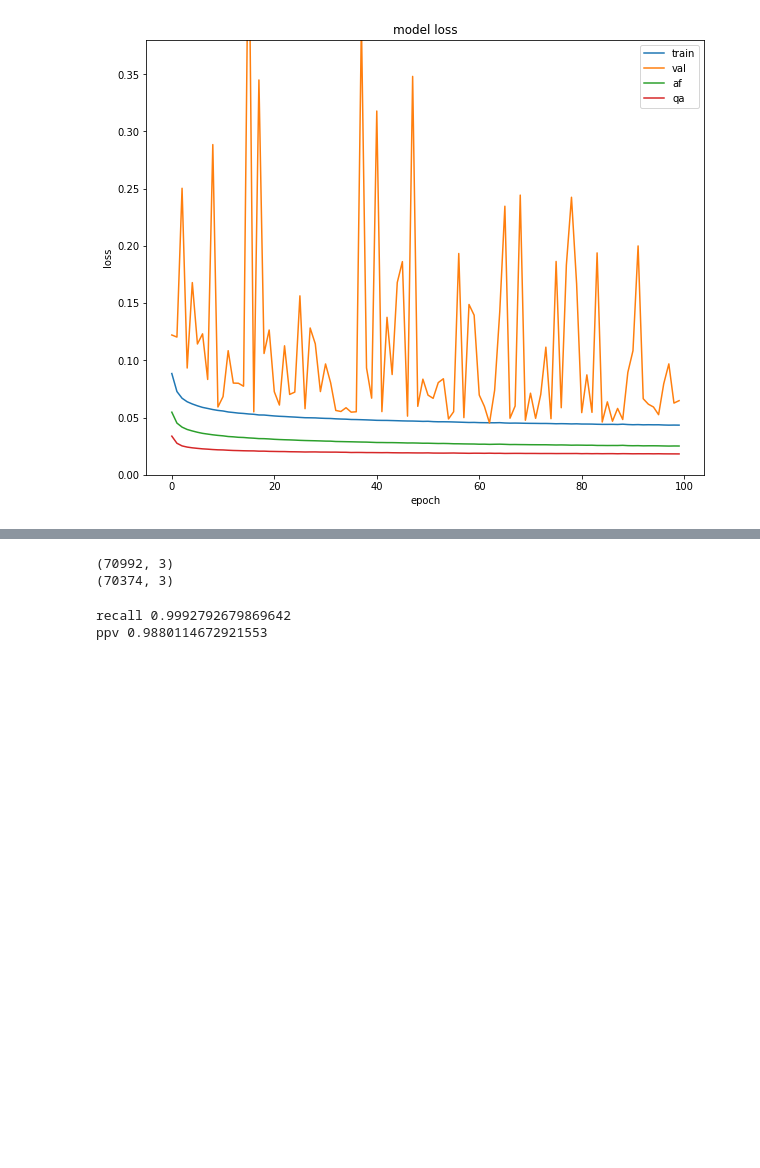
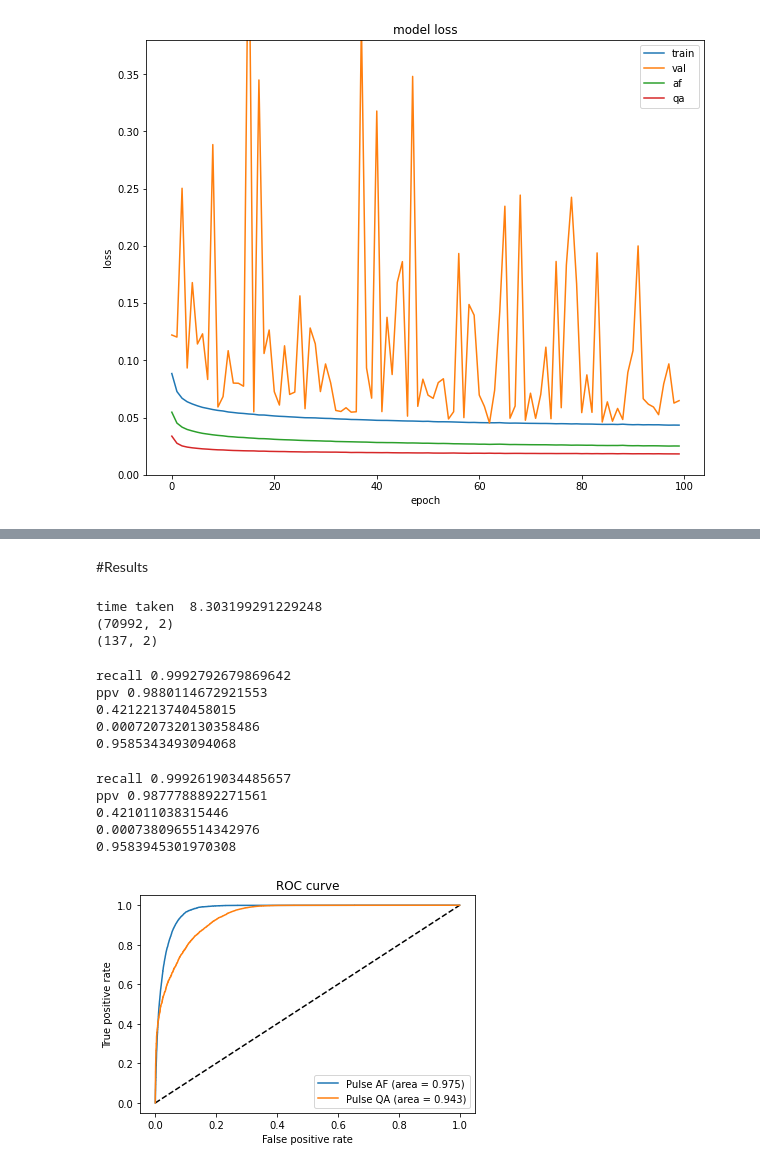
Before and after one commit to Yash-Bolisetty/PULSE, a Jupyter notebook: PULSE.ipynb, the cells around one changed output, grey strips where cells are left out. Cells and saved outputs as stored; diff of their text form; code cells hidden in the pictures; blank space fills up the shorter version.

Commit message:
uploaded most up-to-date notebooks

```diff
--- a/PULSE.ipynb
+++ b/PULSE.ipynb
@@ -597,6 +601,6 @@ from keras.models import load_model
 from keras.models import Model
 
 
-pulse_model = load_model('/content/drive/MyDrive/Colab Notebooks/pulse_pre_1.h5')
+pulse_model = load_model('/content/drive/MyDrive/Colab Notebooks/deepbeat.h5')
 pulse2 = Model(inputs=pulse_model.input, outputs=pulse_model.output)
 pulse_model.summary()
@@ -621,15 +607,27 @@ ________________________________________________________________________________
+# %% [markdown]
+#Results
 # %%
 # try using cdae_y_train/cdae_y_test
+import time
+
+start = time.time()
 predictions_r0, predictions_qa0 = pulse_model.predict(cdae_y_test)
+end = time.time()
+print('time taken ', end-start)
 
 predictions_QA = np.argmax(predictions_qa0, axis=1)
 print(predictions_qa0.shape)
 excellent_qa_indx = np.where(((predictions_QA==2) | (predictions_QA==1)))[0]
 
-
+#good or excellent signals only
 x_test_excellent = x_test[excellent_qa_indx,:]
 rhythm_test_excellent = y_test_af[excellent_qa_indx,:]
 quality_assessment_test_excellent = y_test_qa[excellent_qa_indx,:]
+
+#ALL test signals
+# x_test_excellent = x_test
+# rhythm_test_excellent = y_test_af
+# quality_assessment_test_excellent = y_test_qa
 
 predictions_r, predictions_qa = pulse_model.predict(x_test_excellent)
 
@@ -638,8 +636,9 @@ predictions_r, predictions_qa = pulse_model.predict(x_test_excellent)
 
 print(predictions_qa.shape)
 # %% [output]
-(70992, 3)
-(70374, 3)
+time taken  8.303199291229248
+(70992, 2)
+(137, 2)
 # %%
 y_predictions = np.argmax(predictions_r, axis=1)
 # y_predictions = np.argmax(r2, axis=1)
@@ -651,6 +650,12 @@ TN, FP, FN, TP = cf.ravel()
 print('recall', TP/(TP+FN))
 print('ppv', TN/(TN+FN))
 # cf
+print(FP/(FP+TN))
+print(FN/(FN+TP))
+print(TP/(TP+FP))
 # %% [output]
 recall 0.9992792679869642
 ppv 0.9880114672921553
+0.4212213740458015
+0.0007207320130358486
+0.9585343493094068
@@ -656,0 +682,42 @@ ppv 0.9880114672921553
+# %%
+y_predictions = np.argmax(predictions_r, axis=1)
+# y_predictions = np.argmax(r2, axis=1)
+y_truth = np.argmax(rhythm_test_excellent, axis=1)
+
+# Confusion_matrix
+cf = confusion_matrix(y_truth, y_predictions)
+TN, FP, FN, TP = cf.ravel()
+print('recall', TP/(TP+FN))
+print('ppv', TN/(TN+FN))
+# cf
+print(FP/(FP+TN))
+print(FN/(FN+TP))
+print(TP/(TP+FP))
+# %% [output]
+recall 0.9992619034485657
+ppv 0.9877788892271561
+0.421011038315446
+0.0007380965514342976
+0.9583945301970308
+# %%
+from sklearn.metrics import roc_curve
+from sklearn.metrics import auc
+# # r_probs = r_probs.ravel()
+# print(r_probs.shape)
+fpr_keras_af, tpr_keras_af, thresholds_keras_af = roc_curve(rhythm_test_excellent[:,1], predictions_r[:,1])
+auc_keras_af = auc(fpr_keras_af, tpr_keras_af)
+
+fpr_keras_qa, tpr_keras_qa, thresholds_keras_qa = roc_curve(quality_assessment_test_excellent[:,1], predictions_qa[:,1])
+auc_keras_qa = auc(fpr_keras_qa, tpr_keras_qa)
+
+plt.figure(1)
+plt.plot([0, 1], [0, 1], 'k--')
+plt.plot(fpr_keras_qa, tpr_keras_qa, label='Pulse AF (area = {:.3f})'.format(auc_keras_qa))
+plt.plot(fpr_keras_af, tpr_keras_af, label='Pulse QA (area = {:.3f})'.format(auc_keras_af))
+plt.xlabel('False positive rate')
+plt.ylabel('True positive rate')
+plt.title('ROC curve')
+plt.legend(loc='best')
+plt.show()
+# %% [output]
+[figure, added]
```
Also changed, not shown: parts of 4 cells of this notebook, 1 other file.
